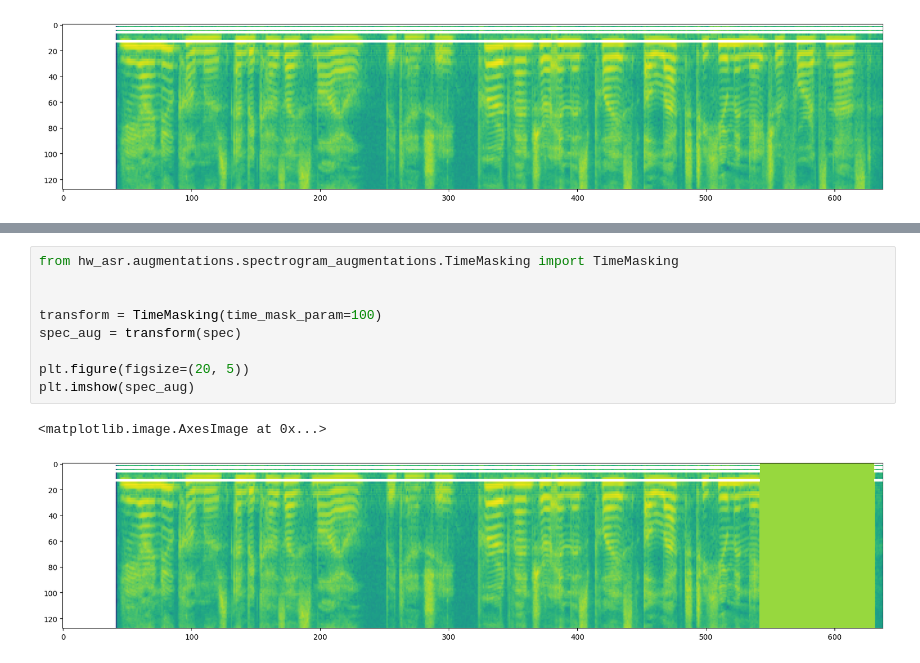
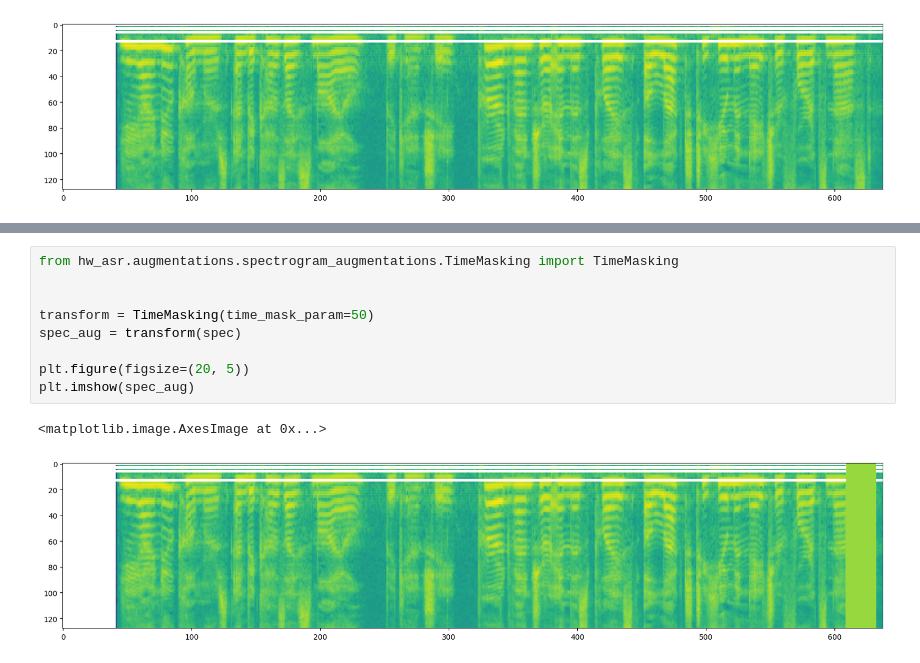
Before and after one commit to TrickmanOff/asr_hw, a Jupyter notebook: augmentations.ipynb, the cells around one changed output, grey strips where cells are left out. Drawn from its saved outputs; the diff is of its cells as text.

```diff
--- a/augmentations.ipynb
+++ b/augmentations.ipynb
@@ -167,12 +167,12 @@ plt.imshow(spec_aug)
 # %%
 from hw_asr.augmentations.spectrogram_augmentations.TimeMasking import TimeMasking
 
 
-transform = TimeMasking(time_mask_param=100)
+transform = TimeMasking(time_mask_param=50)
 spec_aug = transform(spec)
 
 plt.figure(figsize=(20, 5))
 plt.imshow(spec_aug)
 # %% [output]
 <matplotlib.image.AxesImage at 0x...>
-[figure, old version]
+[figure, new version]
```
Also changed, not shown: parts of 1 cell of this notebook, 1 other file.
